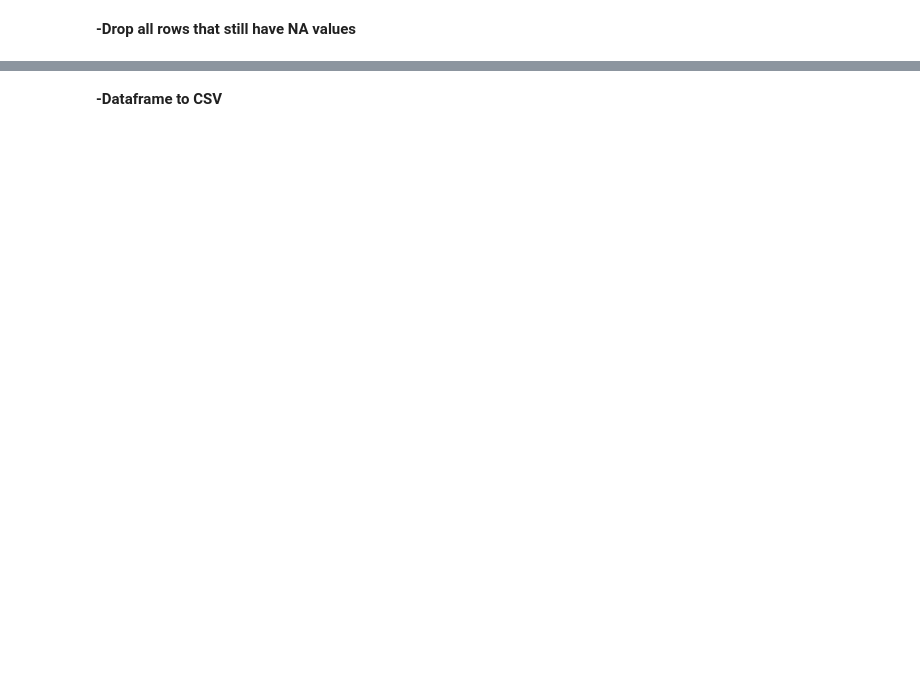
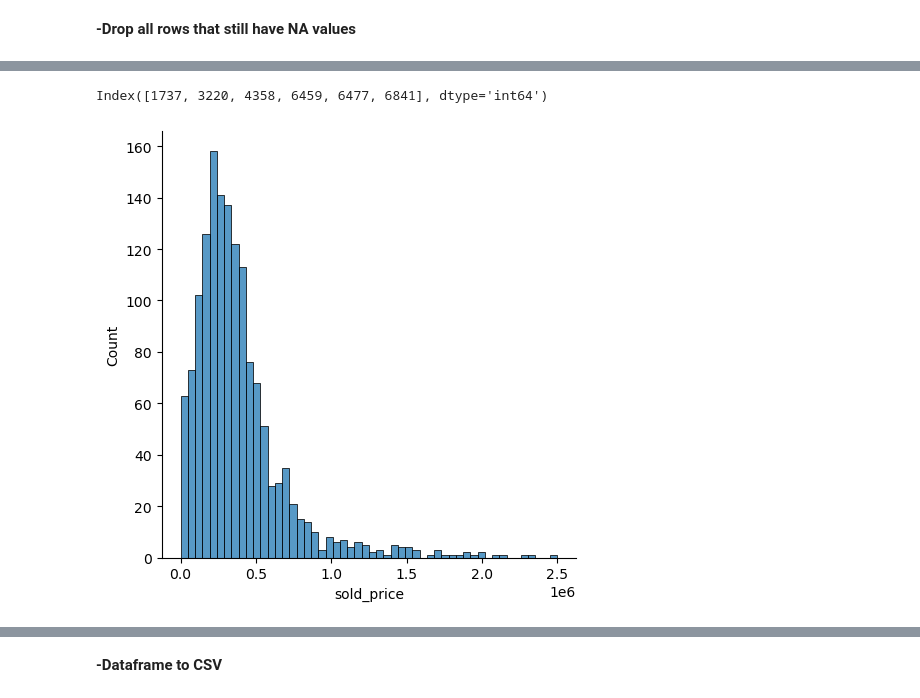
Before and after one commit to tylanoflynn/supervised_learning, a Jupyter notebook: notebooks/EDA.ipynb, the cells around one changed output, grey strips where cells are left out. Drawn from its saved outputs; the diff is of its cells as text; code cells hidden in the pictures; blank space fills up the shorter version.

```diff
--- a/notebooks/EDA.ipynb
+++ b/notebooks/EDA.ipynb
@@ -569,0 +660,12 @@ memory usage: 816.3+ KB
+# %%
+#Drop rows where sold price > 2.5million
+sold_price_outlier_indices = df.loc[df['sold_price'] > 2500000].index
+print(sold_price_outlier_indices)
+df = df.drop(index = sold_price_outlier_indices)
+# %% [output]
+Index([1737, 3220, 4358, 6459, 6477, 6841], dtype='int64')
+# %%
+sns.displot(df['sold_price'])
+plt.show()
+# %% [output]
+[figure, added]
```
Also changed, not shown: parts of 48 cells of this notebook.
